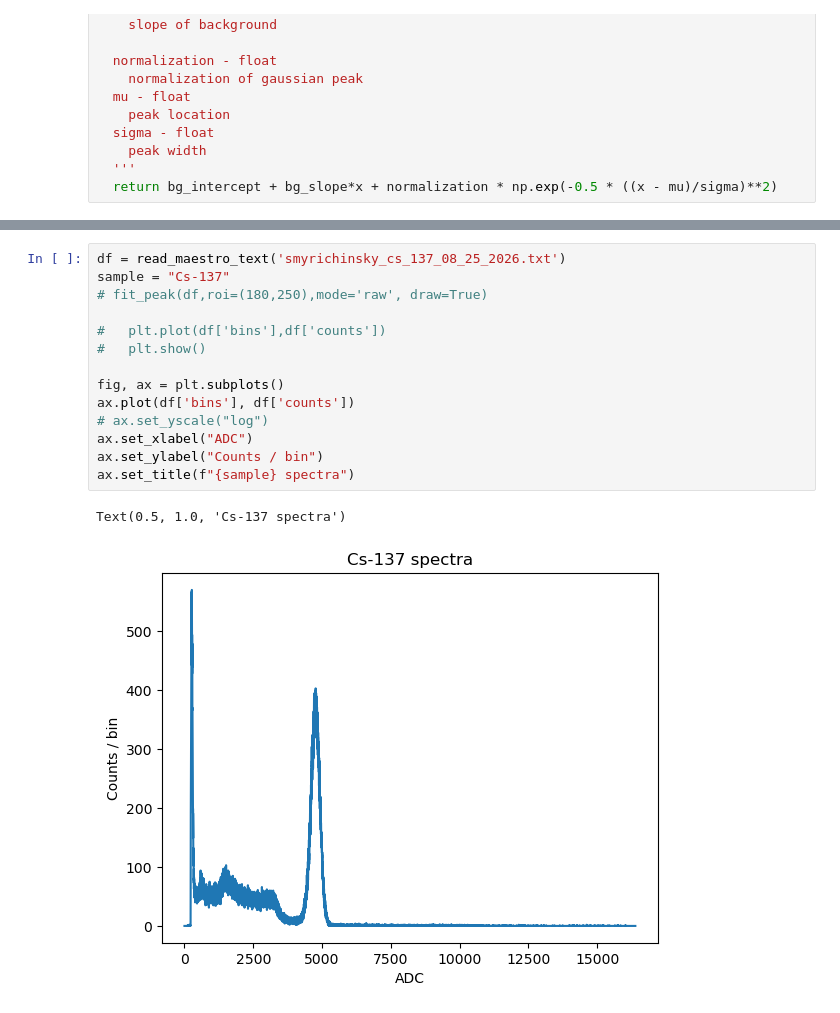
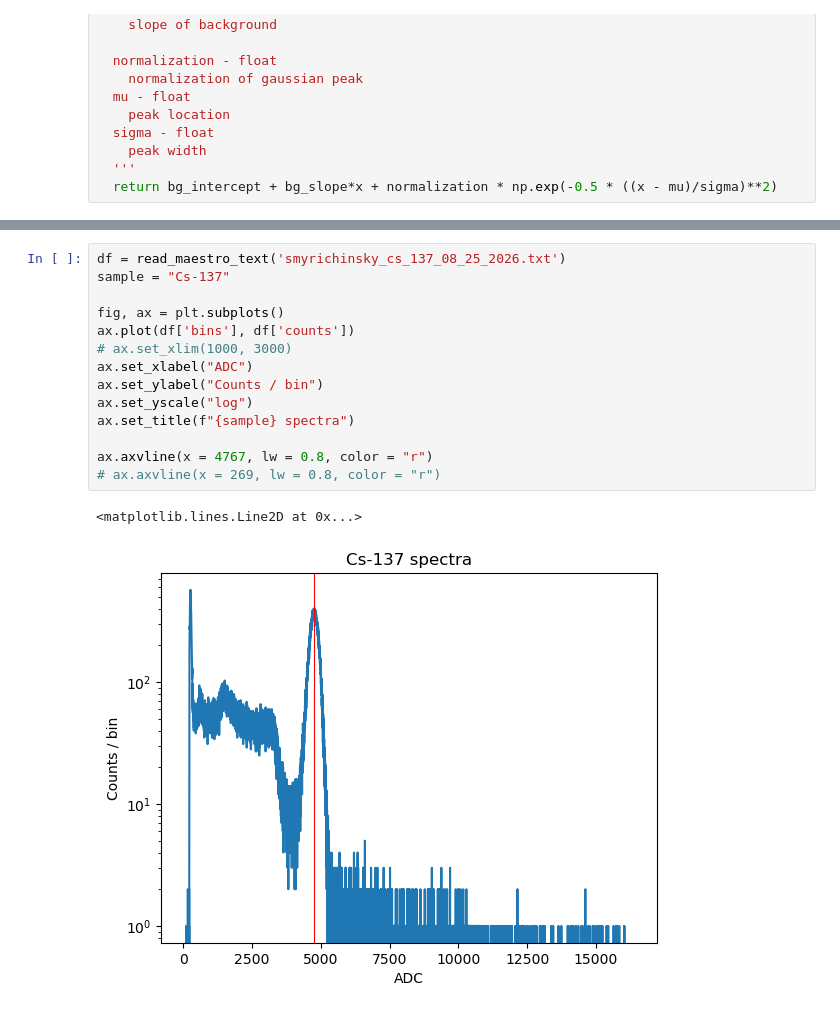
Before and after one commit to arielsmyri/phys_p_451, a Jupyter notebook: smyrichinsky_gamma_spec_p451.ipynb, the cells around one changed output, grey strips where cells are left out. Drawn from its saved outputs; the diff is of its cells as text.

Commit message:
Changes to analysis notebook, added other spectra files

```diff
--- a/smyrichinsky_gamma_spec_p451.ipynb
+++ b/smyrichinsky_gamma_spec_p451.ipynb
@@ -210,17 +278,17 @@ def fit_single_peak(df, upper_window, lower_window, sigma_upper, sigma_lower, mu
 # %%
 df = read_maestro_text('smyrichinsky_cs_137_08_25_2026.txt')
 sample = "Cs-137"
-# fit_peak(df,roi=(180,250),mode='raw', draw=True)
-
-#   plt.plot(df['bins'],df['counts'])
-#   plt.show()
 
 fig, ax = plt.subplots()
 ax.plot(df['bins'], df['counts'])
-# ax.set_yscale("log")
+# ax.set_xlim(1000, 3000)
 ax.set_xlabel("ADC")
 ax.set_ylabel("Counts / bin")
+ax.set_yscale("log")
 ax.set_title(f"{sample} spectra")
+
+ax.axvline(x = 4767, lw = 0.8, color = "r")
+# ax.axvline(x = 269, lw = 0.8, color = "r")
 # %% [output]
-Text(0.5, 1.0, 'Cs-137 spectra')
+<matplotlib.lines.Line2D at 0x...>
-[figure, old version]
+[figure, new version]
```
Also changed, not shown: parts of 12 cells of this notebook, 3 other files.
